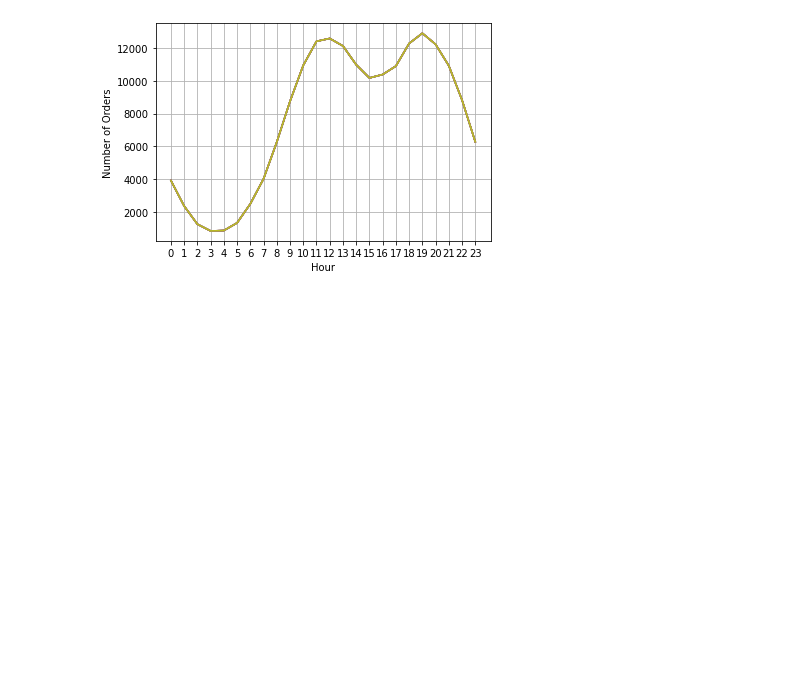
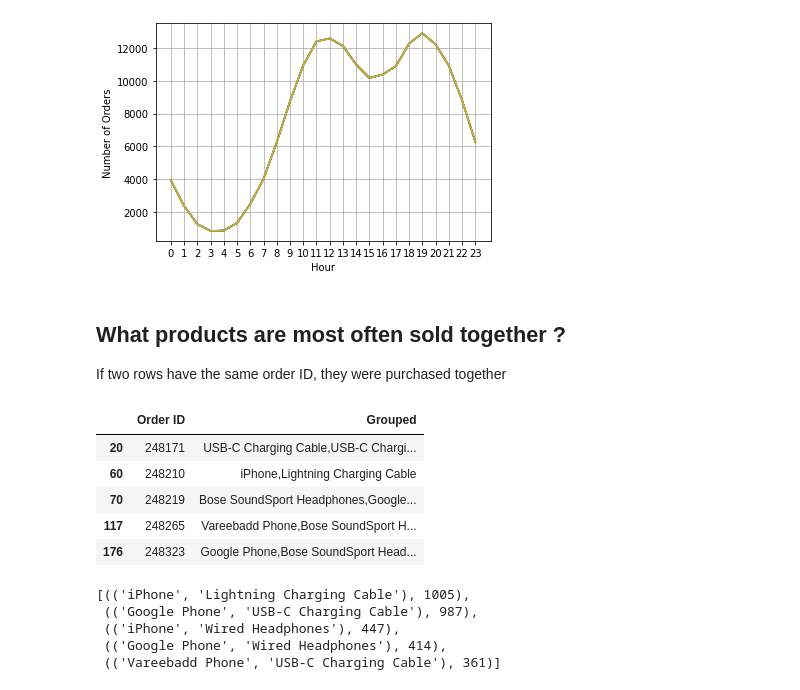
Before and after one commit to jimcrews/my-py-notebooks, a Jupyter notebook: Sales_Analysis.ipynb, the cells around one changed output. Saved outputs shown, nothing was run; the diff lists cells and outputs as text; code cells hidden in the pictures; blank space fills up the shorter version.

Commit message:
products sold together

```diff
--- a/Sales_Analysis.ipynb
+++ b/Sales_Analysis.ipynb
@@ -162,3 +163,42 @@ plt.ylabel('Number of Orders')
 plt.show()
 # %% [output]
 [figure]
+# %% [markdown]
+## What products are most often sold together ?
+
+If two rows have the same order ID, they were purchased together
+# %%
+# just use the duplicated orders
+
+dup = df[df['Order ID'].duplicated(keep=False)] # keep all dups
+# create column on grouped products
+dup['Grouped'] = dup.groupby('Order ID')['Product'].transform(lambda x:','.join(x))
+
+# remove duplicated order ids and their groups
+dup = dup[['Order ID', 'Grouped']].drop_duplicates()
+dup.head()
+# %% [output]
+|  | Order ID | Grouped |
+| 20 | 248171 | USB-C Charging Cable,USB-C Chargi... |
+| 60 | 248210 | iPhone,Lightning Charging Cable |
+| 70 | 248219 | Bose SoundSport Headphones,Google... |
+| 117 | 248265 | Vareebadd Phone,Bose SoundSport H... |
+| 176 | 248323 | Google Phone,Bose SoundSport Head... |
+# %%
+# https://stackoverflow.com/questions/52195887/counting-unique-pairs-of-numbers-into-a-python-dictionary
+
+from itertools import combinations
+from collections import Counter
+
+count = Counter()
+for row in dup['Grouped']:
+    row_list = row.split(',')
+    count.update(Counter(combinations(row_list, 2))) # most common '2' together
+
+count.most_common(5)
+# %% [output]
+[(('iPhone', 'Lightning Charging Cable'), 1005),
+ (('Google Phone', 'USB-C Charging Cable'), 987),
+ (('iPhone', 'Wired Headphones'), 447),
+ (('Google Phone', 'Wired Headphones'), 414),
+ (('Vareebadd Phone', 'USB-C Charging Cable'), 361)]
```
Also changed, not shown: parts of 5 cells of this notebook.
